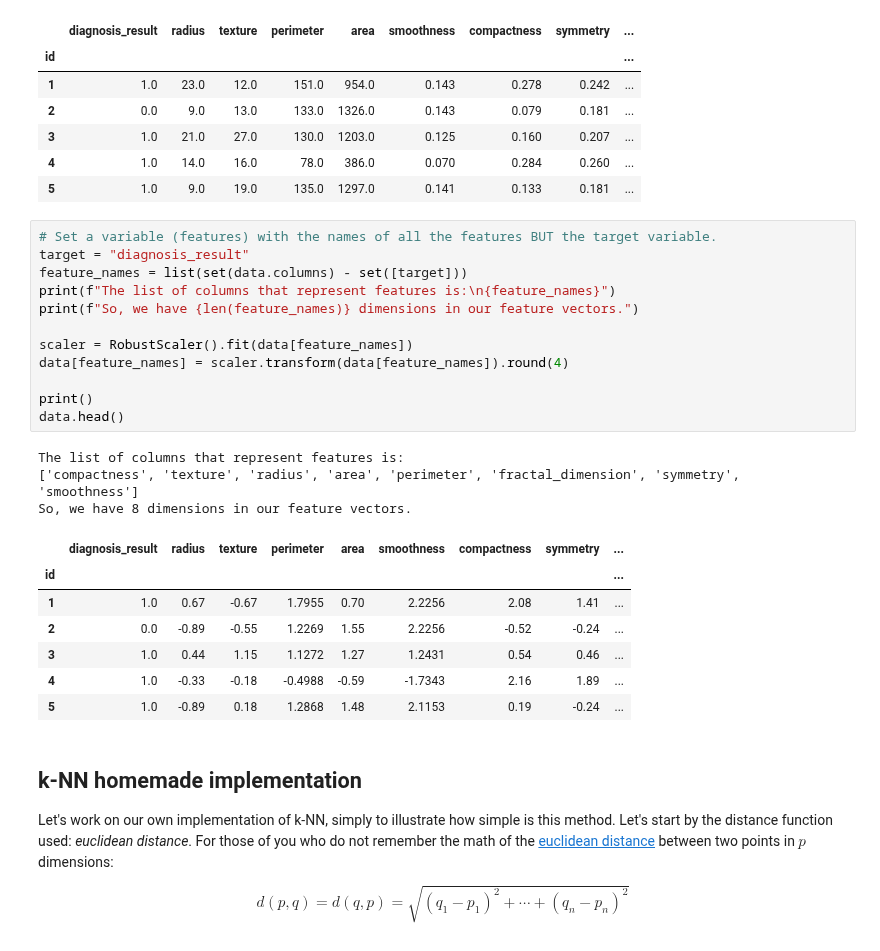
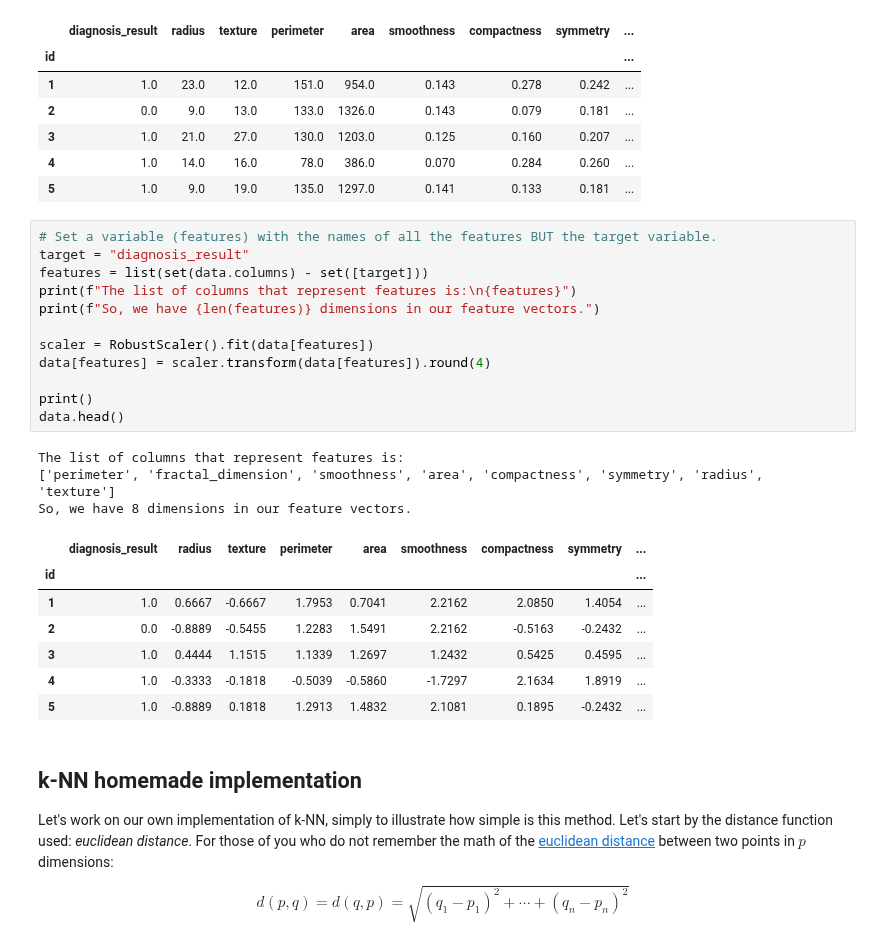
Before and after one commit to renero/class_notebooks, a Jupyter notebook: kNN Exercise.ipynb, the cells around one changed output. Cells and saved outputs as stored; diff of their text form.

```diff
--- a/kNN Exercise.ipynb
+++ b/kNN Exercise.ipynb
@@ -60,26 +64,26 @@ data.head()
 # %%
 # Set a variable (features) with the names of all the features BUT the target variable.
 target = "diagnosis_result"
-feature_names = list(set(data.columns) - set([target]))
-print(f"The list of columns that represent features is:\n{feature_names}")
-print(f"So, we have {len(feature_names)} dimensions in our feature vectors.")
+features = list(set(data.columns) - set([target]))
+print(f"The list of columns that represent features is:\n{features}")
+print(f"So, we have {len(features)} dimensions in our feature vectors.")
 
-scaler = RobustScaler().fit(data[feature_names])
-data[feature_names] = scaler.transform(data[feature_names]).round(4)
+scaler = RobustScaler().fit(data[features])
+data[features] = scaler.transform(data[features]).round(4)
 
 print()
 data.head()
 # %% [output]
 The list of columns that represent features is:
-['compactness', 'texture', 'radius', 'area', 'perimeter', 'fractal_dimension', 'symmetry', 'smoothness']
+['perimeter', 'fractal_dimension', 'smoothness', 'area', 'compactness', 'symmetry', 'radius', 'texture']
 So, we have 8 dimensions in our feature vectors.
 |  | diagnosis_result | radius | texture | perimeter | area | smoothness | compactness | symmetry | ... |
 | id |  |  |  |  |  |  |  |  | ... |
-| 1 | 1.0 | 0.67 | -0.67 | 1.7955 | 0.70 | 2.2256 | 2.08 | 1.41 | ... |
-| 2 | 0.0 | -0.89 | -0.55 | 1.2269 | 1.55 | 2.2256 | -0.52 | -0.24 | ... |
-| 3 | 1.0 | 0.44 | 1.15 | 1.1272 | 1.27 | 1.2431 | 0.54 | 0.46 | ... |
-| 4 | 1.0 | -0.33 | -0.18 | -0.4988 | -0.59 | -1.7343 | 2.16 | 1.89 | ... |
-| 5 | 1.0 | -0.89 | 0.18 | 1.2868 | 1.48 | 2.1153 | 0.19 | -0.24 | ... |
+| 1 | 1.0 | 0.6667 | -0.6667 | 1.7953 | 0.7041 | 2.2162 | 2.0850 | 1.4054 | ... |
+| 2 | 0.0 | -0.8889 | -0.5455 | 1.2283 | 1.5491 | 2.2162 | -0.5163 | -0.2432 | ... |
+| 3 | 1.0 | 0.4444 | 1.1515 | 1.1339 | 1.2697 | 1.2432 | 0.5425 | 0.4595 | ... |
+| 4 | 1.0 | -0.3333 | -0.1818 | -0.5039 | -0.5860 | -1.7297 | 2.1634 | 1.8919 | ... |
+| 5 | 1.0 | -0.8889 | 0.1818 | 1.2913 | 1.4832 | 2.1081 | 0.1895 | -0.2432 | ... |
 # %% [markdown]
 ## k-NN homemade implementation
 
```
Also changed, not shown: parts of 18 cells of this notebook.
